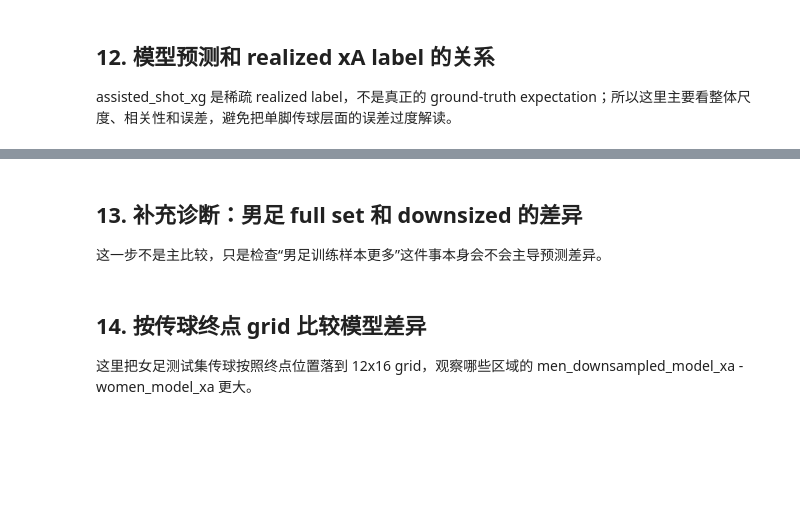
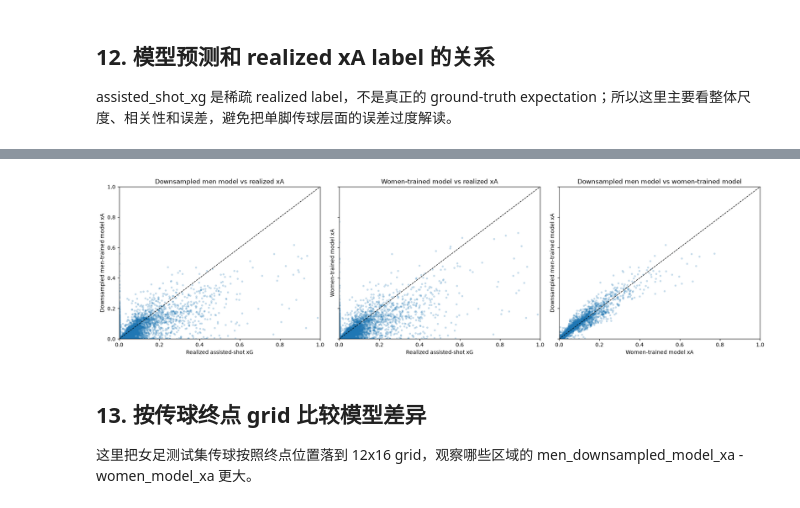
Before and after one commit to VictorYu379/womens-football-metrics-analysis, a Jupyter notebook: enriched_xa_features_competition_events.ipynb, the cells around one changed output, grey strips where cells are left out. Cells and saved outputs as stored; diff of their text form; code cells hidden in the pictures; blank space fills up the shorter version.

```diff
--- a/enriched_xa_features_competition_events.ipynb
+++ b/enriched_xa_features_competition_events.ipynb
@@ -646,13 +561,23 @@ def build_xa_design_matrix(passes, expected_columns=None):
     return features
 
 
+downsample_size = len(women_train_passes)
+if len(men_passes) < downsample_size:
+    raise ValueError("Men pass sample is smaller than women train sample; cannot downsample as planned.")
+
+men_downsampled_passes = men_passes.sample(
+    n=downsample_size,
+    random_state=RANDOM_SEED,
+    replace=False,
+).copy()
+
 training_passes_for_feature_schema = pd.concat(
-    [men_passes, women_train_passes],
+    [men_downsampled_passes, women_train_passes],
     ignore_index=True,
 )
 xa_feature_columns = build_xa_design_matrix(training_passes_for_feature_schema).columns
 
-men_train_features = build_xa_design_matrix(men_passes, expected_columns=xa_feature_columns)
+men_downsampled_features = build_xa_design_matrix(men_downsampled_passes, expected_columns=xa_feature_columns)
 women_train_features = build_xa_design_matrix(women_train_passes, expected_columns=xa_feature_columns)
 women_test_features = build_xa_design_matrix(women_test_passes, expected_columns=xa_feature_columns)
 
@@ -660,7 +585,7 @@ print("xA base features:", XA_BASE_FEATURES)
 print("shared one-hot model columns:", len(xa_feature_columns))
 print(
     "feature matrix shapes | "
-    f"men_train={men_train_features.shape} "
+    f"men_downsampled={men_downsampled_features.shape} "
     f"women_train={women_train_features.shape} "
     f"women_test={women_test_features.shape}"
 )
@@ -671,20 +600,4 @@ print(
 # %%
-downsample_size = len(women_train_passes)
-if len(men_passes) < downsample_size:
-    raise ValueError("Men pass sample is smaller than women train sample; cannot downsample as planned.")
-
-men_downsampled_passes = men_passes.sample(
-    n=downsample_size,
-    random_state=RANDOM_SEED,
-    replace=False,
-).copy()
-
-men_downsampled_features = build_xa_design_matrix(
-    men_downsampled_passes,
-    expected_columns=xa_feature_columns,
-)
-
-
 def train_xa_model(features, target, model_label):
     """Train one pass-level expected-assist regressor."""
     model = XGBRegressor(
@@ -707,11 +620,6 @@ def predict_xa(model, features):
     return np.clip(model.predict(features), 0.0, 1.0)
 
 
-men_full_xa_model = train_xa_model(
-    men_train_features,
-    men_passes["assisted_shot_xg"],
-    "men full xA",
-)
 men_downsampled_xa_model = train_xa_model(
     men_downsampled_features,
     men_downsampled_passes["assisted_shot_xg"],
@@ -724,13 +632,11 @@ women_xa_model = train_xa_model(
 )
 
 xa_predictions = women_test_passes.copy()
-xa_predictions["men_full_model_xa"] = predict_xa(men_full_xa_model, women_test_features)
 xa_predictions["men_downsampled_model_xa"] = predict_xa(men_downsampled_xa_model, women_test_features)
 xa_predictions["women_model_xa"] = predict_xa(women_xa_model, women_test_features)
 xa_predictions["xa_delta"] = xa_predictions["men_downsampled_model_xa"] - xa_predictions["women_model_xa"]
 
 print("Training pass counts:")
-print(f"- men full: {len(men_passes):,}")
 print(f"- men downsampled: {len(men_downsampled_passes):,}")
 print(f"- women train: {len(women_train_passes):,}")
 print(f"- women test: {len(women_test_passes):,}")
@@ -956,7 +898,6 @@ shot_assist_mask = observed_xa > 0
 
 comparison_rows = []
 for source_label, prediction_column in [
-    ("men_full_model_xa", "men_full_model_xa"),
     ("men_downsampled_model_xa", "men_downsampled_model_xa"),
     ("women_model_xa", "women_model_xa"),
 ]:
@@ -1028,3 +969,4 @@ for axis, (x_column, y_column, x_label, y_label, title) in zip(axes, scatter_spe
 
 plt.tight_layout()
 plt.show()
+# %% [output]
@@ -1031,4 +976 @@ plt.show()
+[figure, added]
-# %% [markdown]
-## 13. 补充诊断：男足 full set 和 downsized 的差异
-
-这一步不是主比较，只是检查“男足训练样本更多”这件事本身会不会主导预测差异。
@@ -1082,5 +977,5 @@ plt.show()
 # %% [markdown]
-## 14. 按传球终点 grid 比较模型差异
+## 13. 按传球终点 grid 比较模型差异
 
 这里把女足测试集传球按照终点位置落到 12x16 grid，观察哪些区域的 men_downsampled_model_xa - women_model_xa 更大。
 # %%
```
Also changed, not shown: parts of 26 cells of this notebook, 31 other files.
